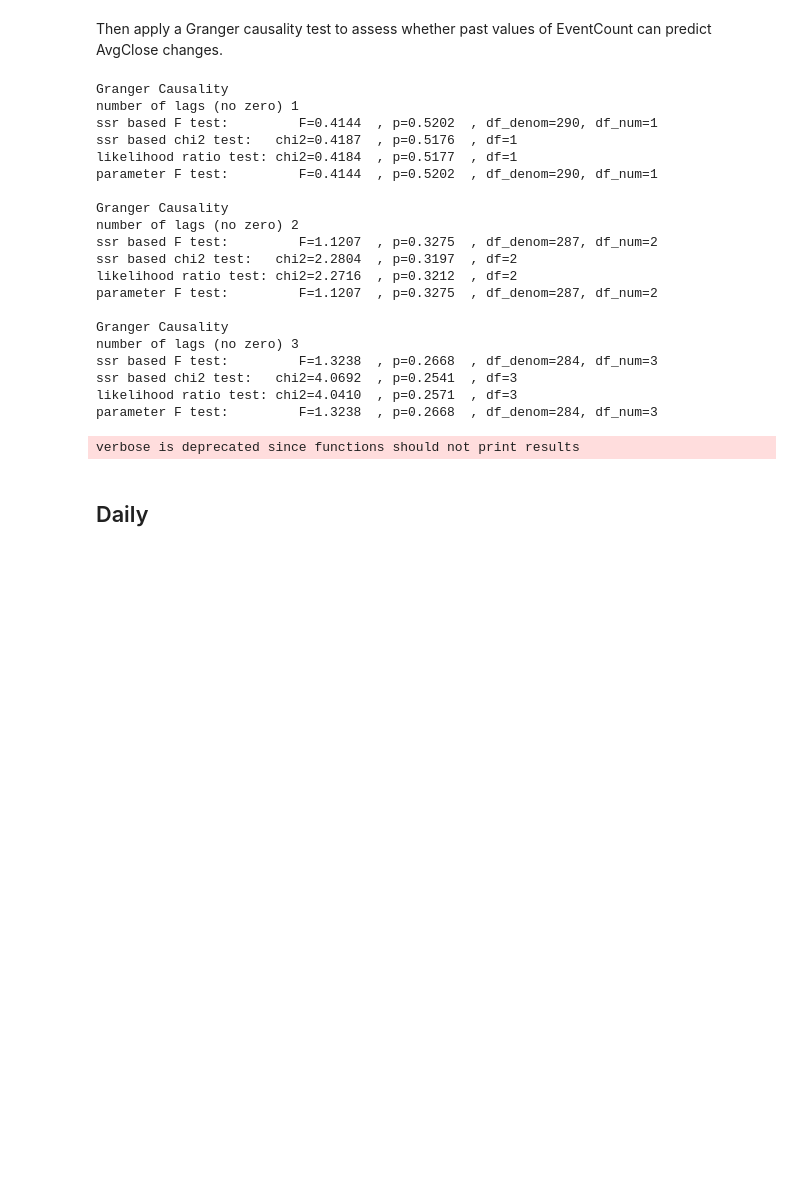
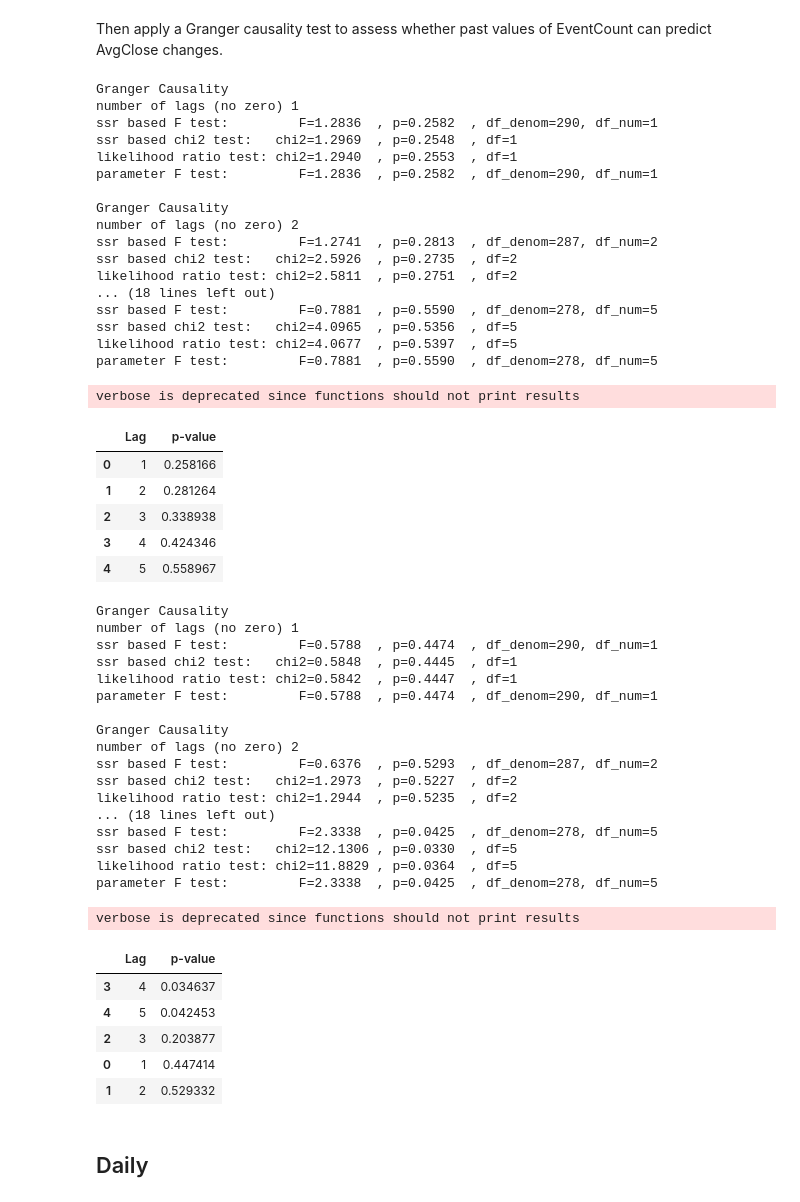
Before and after one commit to cs-muic/dm-2024-t1-pj-eda-honeybadgerlover645, a Jupyter notebook: q3.ipynb, the cells around one changed output. Drawn from its saved outputs; the diff is of its cells as text; code cells hidden in the pictures; blank space fills up the shorter version.

```diff
--- a/q3.ipynb
+++ b/q3.ipynb
@@ -173,35 +173,70 @@ fig.show()
 #### Granger Causality Test
 # %% [markdown]
 Then apply a Granger causality test to assess whether past values of EventCount can predict AvgClose changes.
+# %%
+data_lag = merged_monthly_df[['EventCount', 'AvgClose']].dropna()
+granger_test_result = grangercausalitytests(data_lag, maxlag=5, verbose=True)
+p_values = {lag: test[0]['ssr_ftest'][1] for lag, test in granger_test_result.items()}
+p_values_df = pd.DataFrame(p_values.items(), columns=['Lag', 'p-value'])
+top_5_results = p_values_df.sort_values(by='p-value')
+top_5_results
+# %% [output]
+Granger Causality
+number of lags (no zero) 1
+ssr based F test:         F=1.2836  , p=0.2582  , df_denom=290, df_num=1
+ssr based chi2 test:   chi2=1.2969  , p=0.2548  , df=1
+likelihood ratio test: chi2=1.2940  , p=0.2553  , df=1
+parameter F test:         F=1.2836  , p=0.2582  , df_denom=290, df_num=1
+
+Granger Causality
+number of lags (no zero) 2
+ssr based F test:         F=1.2741  , p=0.2813  , df_denom=287, df_num=2
+ssr based chi2 test:   chi2=2.5926  , p=0.2735  , df=2
+likelihood ratio test: chi2=2.5811  , p=0.2751  , df=2
+... (18 lines left out)
+ssr based F test:         F=0.7881  , p=0.5590  , df_denom=278, df_num=5
+ssr based chi2 test:   chi2=4.0965  , p=0.5356  , df=5
+likelihood ratio test: chi2=4.0677  , p=0.5397  , df=5
+parameter F test:         F=0.7881  , p=0.5590  , df_denom=278, df_num=5
+verbose is deprecated since functions should not print results
+|  | Lag | p-value |
+| 0 | 1 | 0.258166 |
+| 1 | 2 | 0.281264 |
+| 2 | 3 | 0.338938 |
+| 3 | 4 | 0.424346 |
+| 4 | 5 | 0.558967 |
 # %%
 data_lag = merged_monthly_df[['AvgClose', 'EventCount']].dropna()
-granger_test_result = grangercausalitytests(data_lag, maxlag=3, verbose=True)
-# p_values = {lag: test[0]['ssr_ftest'][1] for lag, test in granger_test_result.items()}
-# p_values_df = pd.DataFrame(p_values.items(), columns=['Lag', 'p-value'])
-# top_5_results = p_values_df.sort_values(by='p-value')
-# top_5_results
+granger_test_result = grangercausalitytests(data_lag, maxlag=5, verbose=True)
+p_values = {lag: test[0]['ssr_ftest'][1] for lag, test in granger_test_result.items()}
+p_values_df = pd.DataFrame(p_values.items(), columns=['Lag', 'p-value'])
+top_5_results = p_values_df.sort_values(by='p-value')
+top_5_results
 # %% [output]
 Granger Causality
 number of lags (no zero) 1
-ssr based F test:         F=0.4144  , p=0.5202  , df_denom=290, df_num=1
-ssr based chi2 test:   chi2=0.4187  , p=0.5176  , df=1
-likelihood ratio test: chi2=0.4184  , p=0.5177  , df=1
-parameter F test:         F=0.4144  , p=0.5202  , df_denom=290, df_num=1
+ssr based F test:         F=0.5788  , p=0.4474  , df_denom=290, df_num=1
+ssr based chi2 test:   chi2=0.5848  , p=0.4445  , df=1
+likelihood ratio test: chi2=0.5842  , p=0.4447  , df=1
+parameter F test:         F=0.5788  , p=0.4474  , df_denom=290, df_num=1
 
 Granger Causality
 number of lags (no zero) 2
-ssr based F test:         F=1.1207  , p=0.3275  , df_denom=287, df_num=2
-ssr based chi2 test:   chi2=2.2804  , p=0.3197  , df=2
-likelihood ratio test: chi2=2.2716  , p=0.3212  , df=2
-parameter F test:         F=1.1207  , p=0.3275  , df_denom=287, df_num=2
-
-Granger Causality
-number of lags (no zero) 3
-ssr based F test:         F=1.3238  , p=0.2668  , df_denom=284, df_num=3
-ssr based chi2 test:   chi2=4.0692  , p=0.2541  , df=3
-likelihood ratio test: chi2=4.0410  , p=0.2571  , df=3
-parameter F test:         F=1.3238  , p=0.2668  , df_denom=284, df_num=3
+ssr based F test:         F=0.6376  , p=0.5293  , df_denom=287, df_num=2
+ssr based chi2 test:   chi2=1.2973  , p=0.5227  , df=2
+likelihood ratio test: chi2=1.2944  , p=0.5235  , df=2
+... (18 lines left out)
+ssr based F test:         F=2.3338  , p=0.0425  , df_denom=278, df_num=5
+ssr based chi2 test:   chi2=12.1306 , p=0.0330  , df=5
+likelihood ratio test: chi2=11.8829 , p=0.0364  , df=5
+parameter F test:         F=2.3338  , p=0.0425  , df_denom=278, df_num=5
 verbose is deprecated since functions should not print results
+|  | Lag | p-value |
+| 3 | 4 | 0.034637 |
+| 4 | 5 | 0.042453 |
+| 2 | 3 | 0.203877 |
+| 0 | 1 | 0.447414 |
+| 1 | 2 | 0.529332 |
 # %% [markdown]
 ## Daily
 # %%
```
Also changed, not shown: parts of 4 cells of this notebook.
